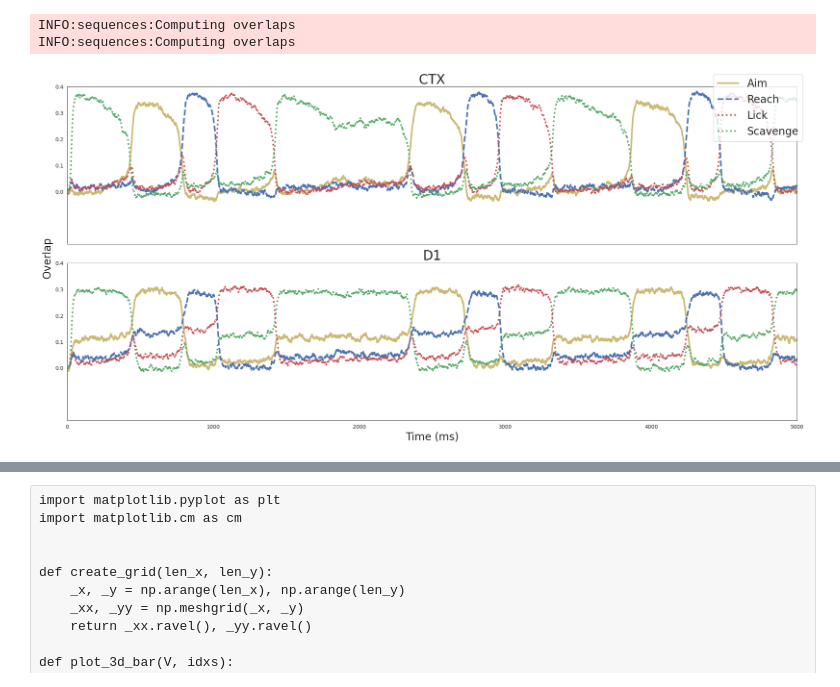
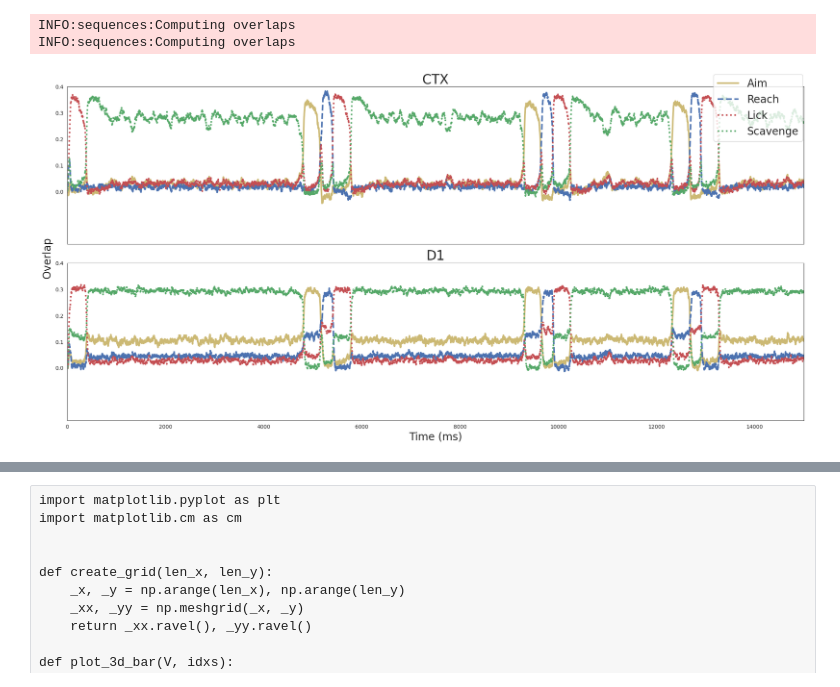
Before and after one commit to jp464/striatal-sequence, a Jupyter notebook: figures/article/1/notebook-ctx-str-network.ipynb, the cells around one changed output, grey strips where cells are left out. Drawn from its saved outputs; the diff is of its cells as text; code cells hidden in the pictures.

```diff
--- a/figures/article/1/notebook-ctx-str-network.ipynb
+++ b/figures/article/1/notebook-ctx-str-network.ipynb
@@ -89,34 +87,34 @@ INFO:sequences:Computing overlaps
 # %%
 sns.set_style('white')
 colors = sns.color_palette('deep')
 
 fig, axes = plt.subplots(2, 1, sharex=True, sharey=True, tight_layout=True, figsize=(20,10))
 axes[0].plot(overlaps_ctx[0], linestyle='solid', linewidth=3, color=colors[8], label='Aim')
 axes[0].plot(overlaps_ctx[1], linestyle='dashed', linewidth=3, color=colors[0], label='Reach')
 axes[0].plot(overlaps_ctx[2], linestyle='dotted', linewidth=3, color=colors[3], label='Lick')
 axes[0].plot(overlaps_ctx[3], linestyle='dotted', linewidth=3, color=colors[2], label='Scavenge')
 # axes[0].set_yticks([0.0, 0.1, 0.2, 0.3, 0.4])
 axes[0].set_title("CTX", fontsize=25)
 # axes.set_xlabel('Time (ms)', fontsize=20)
 axes[1].plot(overlaps_d1[0], linestyle='solid', linewidth=3, color=colors[8])
 axes[1].plot(overlaps_d1[1], linestyle='dashed', linewidth=3, color=colors[0])
 axes[1].plot(overlaps_d1[2], linestyle='dotted', linewidth=3, color=colors[3])
 axes[1].plot(overlaps_d1[3], linestyle='dotted', linewidth=3, color=colors[2])
 axes[1].set_yticks([0.0, 0.1, 0.2, 0.3, 0.4])
 axes[1].set_title("D1", fontsize=25)
 axes[1].set_xlabel('Time (ms)', fontsize=20)
 axes[1].set_xlabel('Time (ms)', fontsize=20)
 
 fig.text(-0.01, 0.5, 'Overlap', va='center', rotation='vertical', fontsize=20)
-plt.setp(axes, xlim=(0, 5000))
+plt.setp(axes, xlim=(0, 15000))
 plt.setp(axes, ylim=(-.2, .4))
 plt.figlegend(fontsize=20, loc='upper right')
 # plt.figlegend(labels=['Aim', 'Reach', 'Lick'], fontsize=20)
 plt.savefig('/work/jp464/striatum-sequence/output/simulation-env-pre-learning.jpg', bbox_inches = "tight", format='jpg')
 
 plt.show()
 # %% [output]
-[figure, old version]
+[figure, new version]
 # %%
 def temporal_diff(A, B, max_iter):
     sum = 0
```
Also changed, not shown: parts of 2 cells of this notebook, 4 other files.
